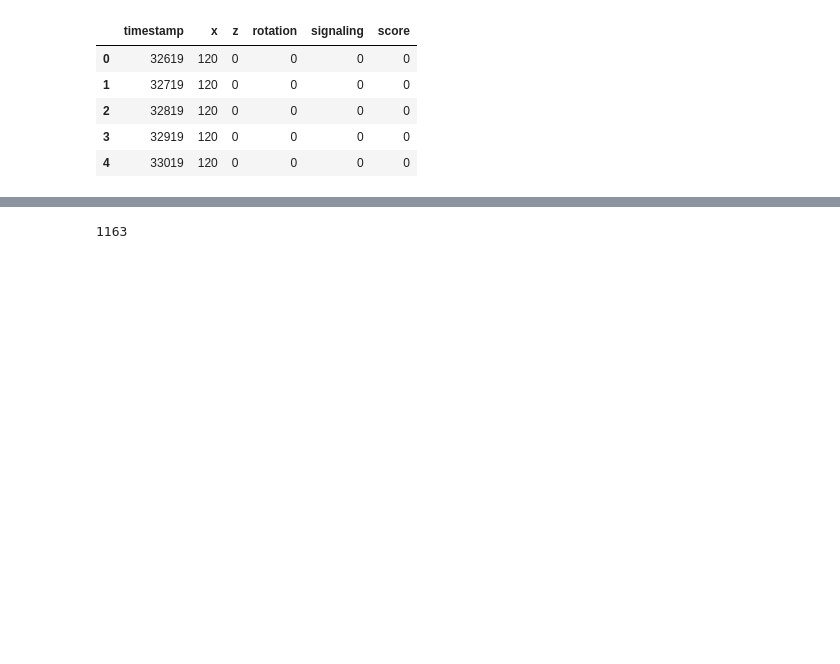
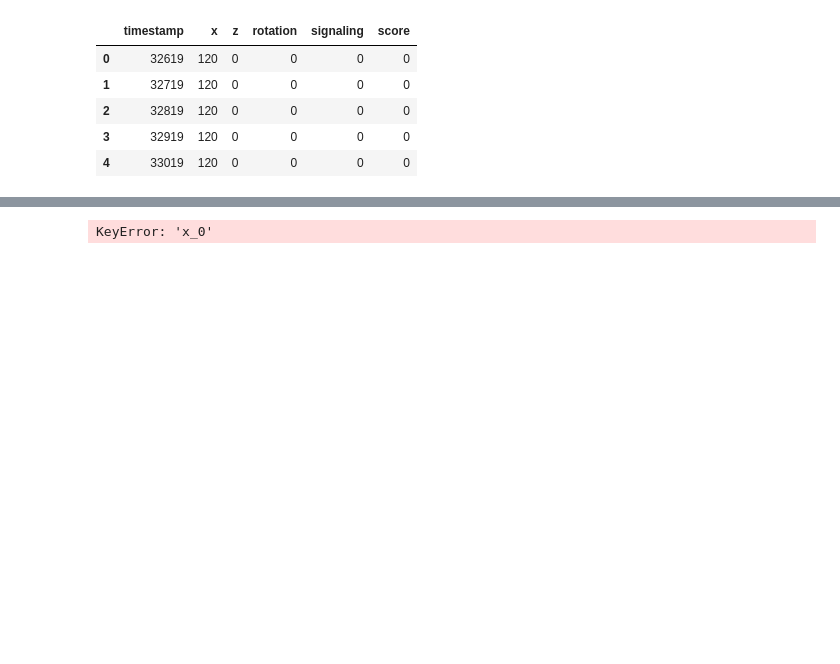
Before and after one commit to vagechirkov/CollectiveSearchOnMarsDataPreprocessing, a Jupyter notebook: data_preprocessing.ipynb, the cells around one changed output, grey strips where cells are left out. Cells and saved outputs as stored; diff of their text form; code cells hidden in the pictures; blank space fills up the shorter version.

```diff
--- a/data_preprocessing.ipynb
+++ b/data_preprocessing.ipynb
@@ -118 +123,5 @@ df.to_csv(filename, index=False)
+# %%
+server_id = playfab.all_players[0].ServerID
+filename = server_id + "_traces.csv"
+df_all.to_csv(filename, index=False)
 # %%
@@ -134,12 +137,12 @@ df.fillna(method="bfill")
 # %%
-filename = "_".join([i for i in ids]) + "_traces.gif"
-df_filled = df.fillna(method="bfill")
+filename = server_id + "_traces.gif"
+df_filled = df_all.fillna(method="bfill")
 
-valid_times = np.logical_and(df_filled.notna()["pos1"], df_filled.notna()["pos2"])
-valid_times = np.logical_and(valid_times, df_filled.notna()["pos3"])
+# valid_times = np.logical_and(df_filled.notna()["x_1"], df_filled.notna()["x_2"])
+# valid_times = np.logical_and(valid_times, df_filled.notna()["x_3"])
+# df_filled.loc[valid_times, :][:1000]
 
-animate_traces(df_filled.loc[valid_times, :][:1000], save=True, filename=filename)
+animate_traces(df_filled[:1000], n_players = len(players), save=True, filename=filename)
+# %% [output]
+KeyError: 'x_0'
+[figure, added]
-# %%
-df_filled.loc[valid_times, :].shape[0]
-# %% [output]
-1163
```
Also changed, not shown: parts of 11 cells of this notebook, 2 other files.
